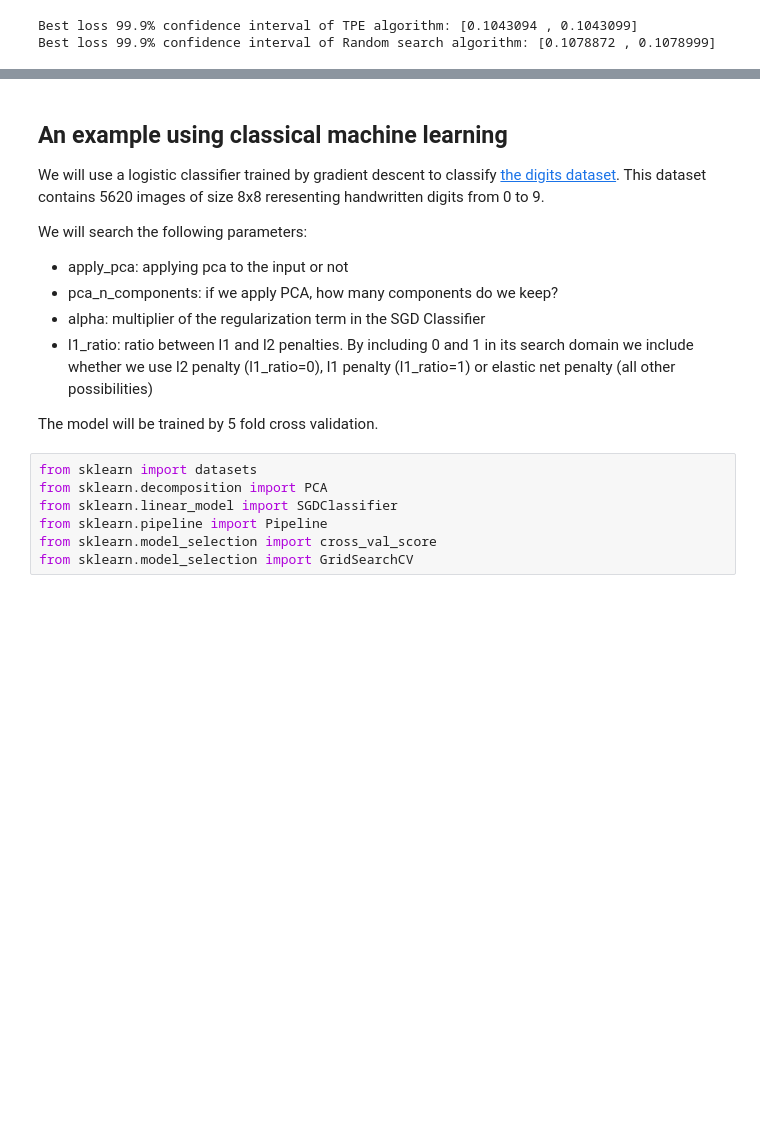
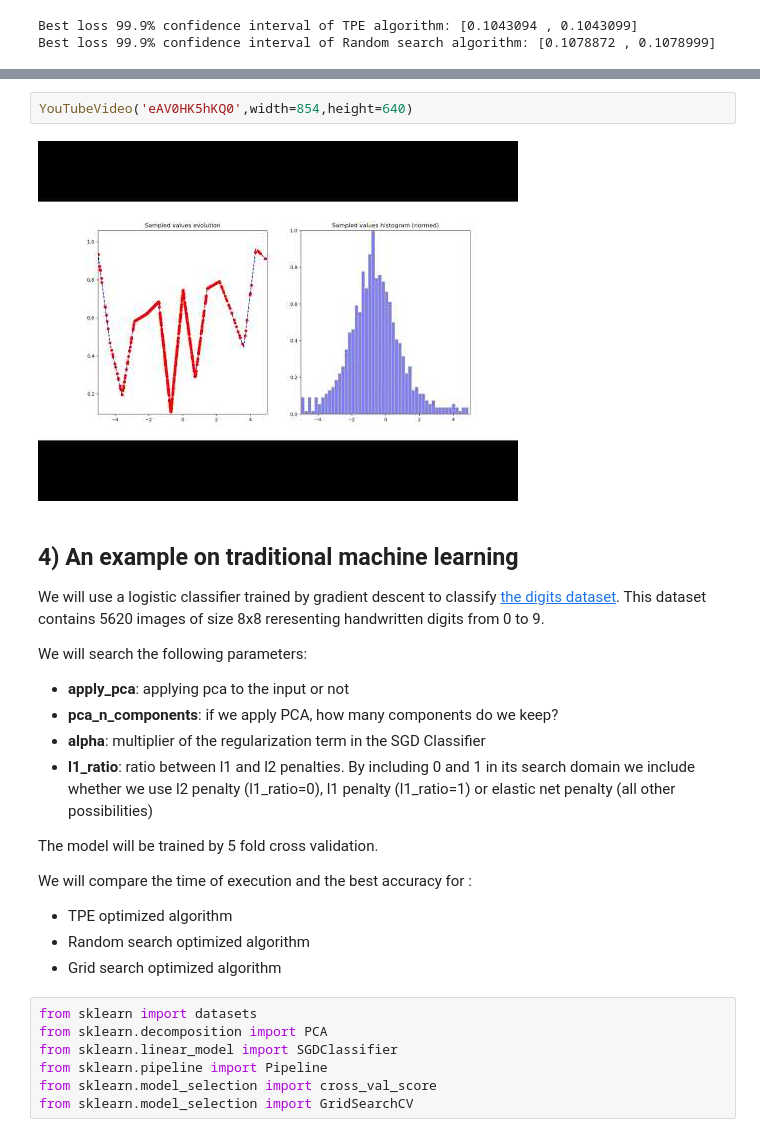
Before and after one commit to AlxClt/Hyperparameters, a Jupyter notebook: Introduction to bayesian hyperparameters optimization.ipynb, the cells around one changed output, grey strips where cells are left out. Saved outputs shown, nothing was run; the diff lists cells and outputs as text; blank space fills up the shorter version.

```diff
--- a/Introduction to bayesian hyperparameters optimization.ipynb
+++ b/Introduction to bayesian hyperparameters optimization.ipynb
@@ -416,16 +328,25 @@ We can see that the algotithm tends to intensify the sampling in the most promis
+# %%
+YouTubeVideo('eAV0HK5hKQ0',width=854,height=640)
+# %% [output]
+[figure, added]
 # %% [markdown]
-## An example using classical machine learning
+## 4) An example on traditional machine learning
 
 We will use a logistic classifier trained by gradient descent to classify [the digits dataset](https://scikit-learn.org/stable/datasets/index.html#digits-dataset). This dataset contains 5620 images of size 8x8 reresenting handwritten digits from 0 to 9.
 
 We will search the following parameters:
 
-* apply_pca: applying pca to the input or not
-* pca_n_components: if we apply PCA, how many components do we keep?
-* alpha: multiplier of the regularization term in the SGD Classifier
-* l1_ratio: ratio between l1 and l2 penalties. By including 0 and 1 in its search domain we include whether we use l2 penalty (l1_ratio=0), l1 penalty (l1_ratio=1) or elastic net penalty (all other possibilities)
+* **apply_pca**: applying pca to the input or not
+* **pca_n_components**: if we apply PCA, how many components do we keep?
+* **alpha**: multiplier of the regularization term in the SGD Classifier
+* **l1_ratio**: ratio between l1 and l2 penalties. By including 0 and 1 in its search domain we include whether we use l2 penalty (l1_ratio=0), l1 penalty (l1_ratio=1) or elastic net penalty (all other possibilities)
 
 The model will be trained by 5 fold cross validation.
+
+We will compare the time of execution and the best accuracy for :
+* TPE optimized algorithm
+* Random search optimized algorithm
+* Grid search optimized algorithm
 # %%
 from sklearn import datasets
 from sklearn.decomposition import PCA
```
Also changed, not shown: parts of 34 cells of this notebook, 2 other files.
